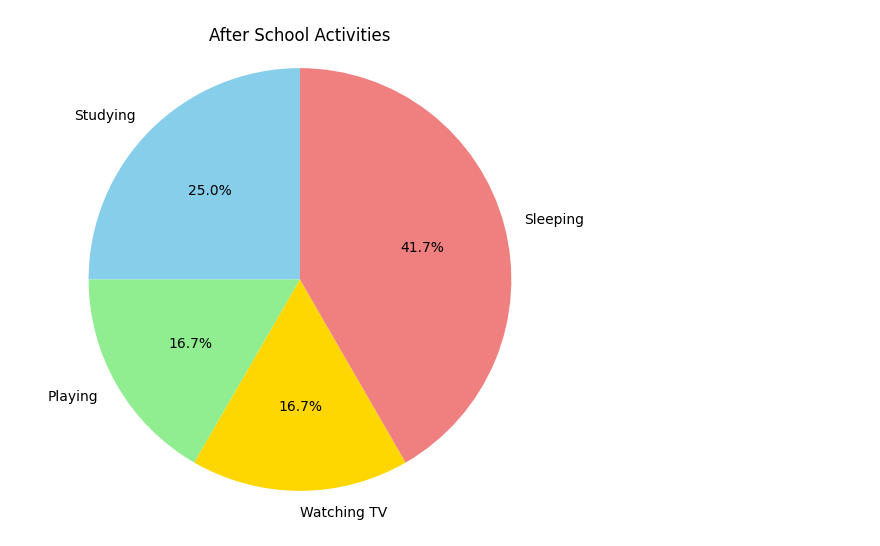
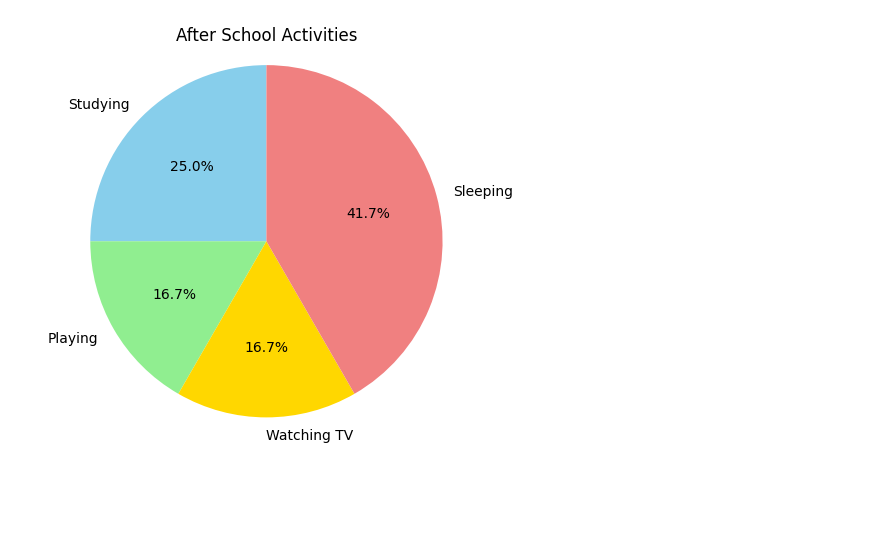
Before and after one commit to krishroy321/datascience, a Jupyter notebook: Python/Data Visualization using Matplotlib and Seaborn/StackPlots.ipynb, the cells around one changed output. Saved outputs shown, nothing was run; the diff lists cells and outputs as text; code cells hidden in the pictures; blank space fills up the shorter version.

```diff
--- a/Python/Data Visualization using Matplotlib and Seaborn/StackPlots.ipynb
+++ b/Python/Data Visualization using Matplotlib and Seaborn/StackPlots.ipynb
@@ -1,17 +1,17 @@
 # %%
 import matplotlib.pyplot as plt
 
 activities = ['Studying', 'Playing', 'Watching TV', 'Sleeping']
 time_spent = [3, 2, 2, 5]
 colors = ['skyblue', 'lightgreen', 'gold', 'lightcoral']
 
-plt.figure(figsize=(6,6))
+plt.figure(figsize=(5,5))
 plt.pie(time_spent, labels=activities, colors=colors, autopct='%1.1f%%', startangle=90)
 plt.title("After School Activities")
 plt.axis('equal')
 plt.show()
 # %% [output]
-[figure, old version]
+[figure, new version]
 # %%
 import matplotlib.pyplot as plt
 
```
Also changed, not shown: parts of 1 cell of this notebook, 6 other files.
